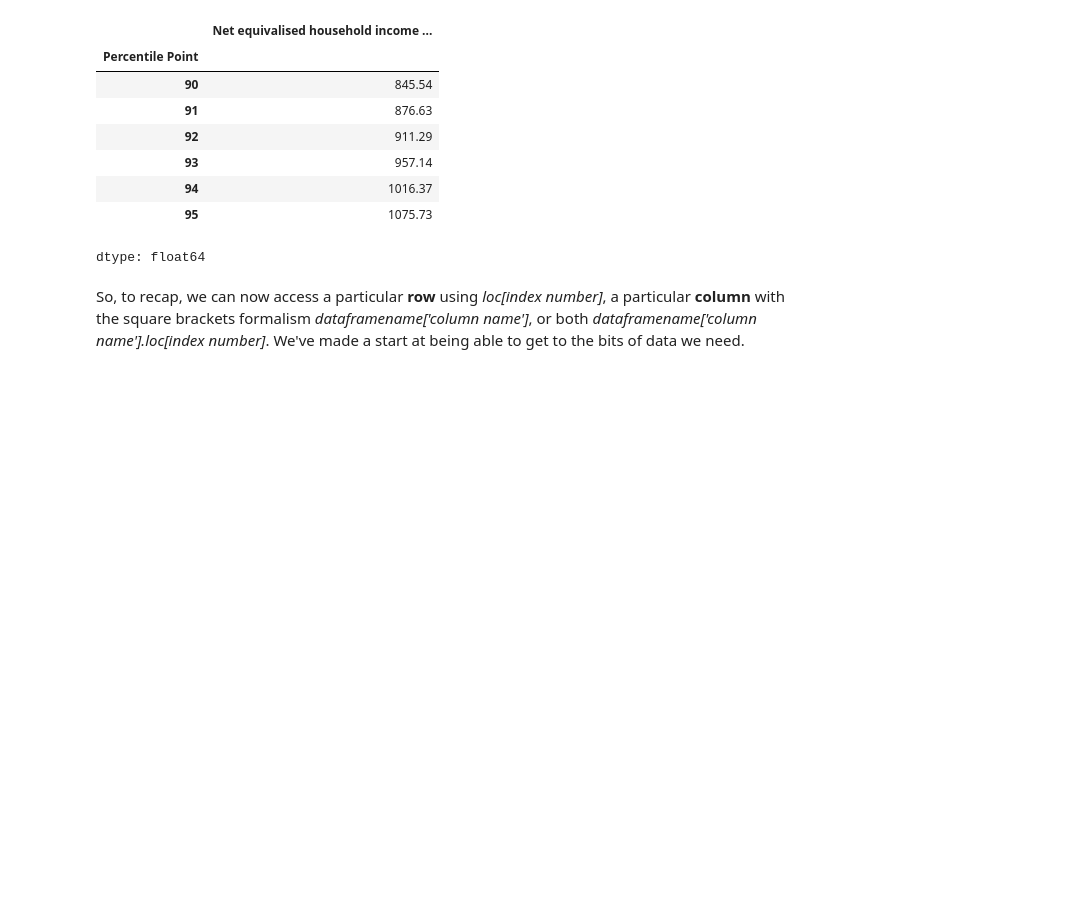
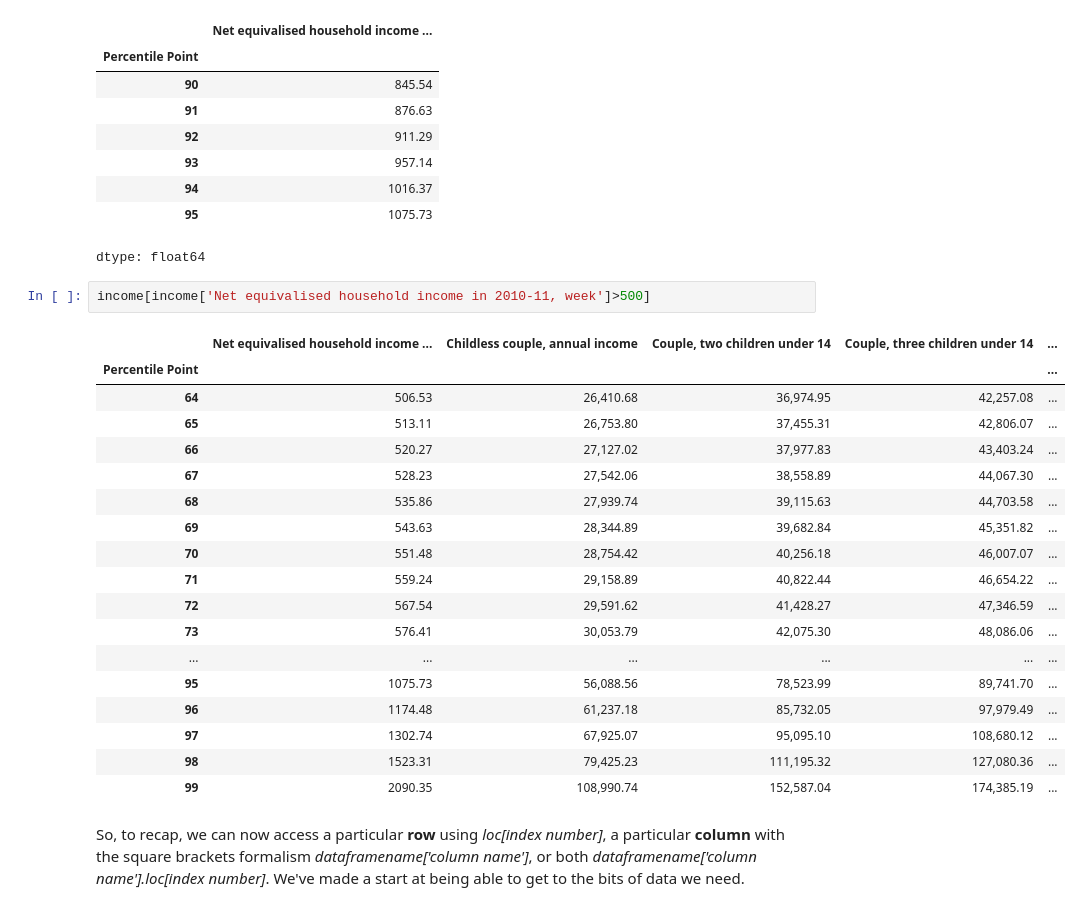
Before and after one commit to yui661/QM2, a Jupyter notebook: notebooks/W02. Pandas.ipynb, the cells around one changed output. Cells and saved outputs as stored; diff of their text form; blank space fills up the shorter version.

```diff
--- a/notebooks/W02. Pandas.ipynb
+++ b/notebooks/W02. Pandas.ipynb
@@ -175,6 +192,27 @@ income['Net equivalised household income in 2010-11, week'].loc[90:95]
 | 94 | 1016.37 |
 | 95 | 1075.73 |
 dtype: float64
+# %%
+income[income['Net equivalised household income in 2010-11, week']>500]
+# %% [output]
+|  | Net equivalised household income ... | Childless couple, annual income | Couple, two children under 14 | Couple, three children under 14 | ... |
+| Percentile Point |  |  |  |  | ... |
+| 64 | 506.53 | 26,410.68 | 36,974.95 | 42,257.08 | ... |
+| 65 | 513.11 | 26,753.80 | 37,455.31 | 42,806.07 | ... |
+| 66 | 520.27 | 27,127.02 | 37,977.83 | 43,403.24 | ... |
+| 67 | 528.23 | 27,542.06 | 38,558.89 | 44,067.30 | ... |
+| 68 | 535.86 | 27,939.74 | 39,115.63 | 44,703.58 | ... |
+| 69 | 543.63 | 28,344.89 | 39,682.84 | 45,351.82 | ... |
+| 70 | 551.48 | 28,754.42 | 40,256.18 | 46,007.07 | ... |
+| 71 | 559.24 | 29,158.89 | 40,822.44 | 46,654.22 | ... |
+| 72 | 567.54 | 29,591.62 | 41,428.27 | 47,346.59 | ... |
+| 73 | 576.41 | 30,053.79 | 42,075.30 | 48,086.06 | ... |
+| ... | ... | ... | ... | ... | ... |
+| 95 | 1075.73 | 56,088.56 | 78,523.99 | 89,741.70 | ... |
+| 96 | 1174.48 | 61,237.18 | 85,732.05 | 97,979.49 | ... |
+| 97 | 1302.74 | 67,925.07 | 95,095.10 | 108,680.12 | ... |
+| 98 | 1523.31 | 79,425.23 | 111,195.32 | 127,080.36 | ... |
+| 99 | 2090.35 | 108,990.74 | 152,587.04 | 174,385.19 | ... |
 # %% [markdown]
 So, to recap, we can now access a particular **row** using *loc[index number]*, a particular **column** with the square brackets formalism *dataframename['column name']*, or both *dataframename['column name'].loc[index number]*. We've made a start at being able to get to the bits of data we need.
 # %% [markdown]
```
Also changed, not shown: parts of 5 cells of this notebook.
